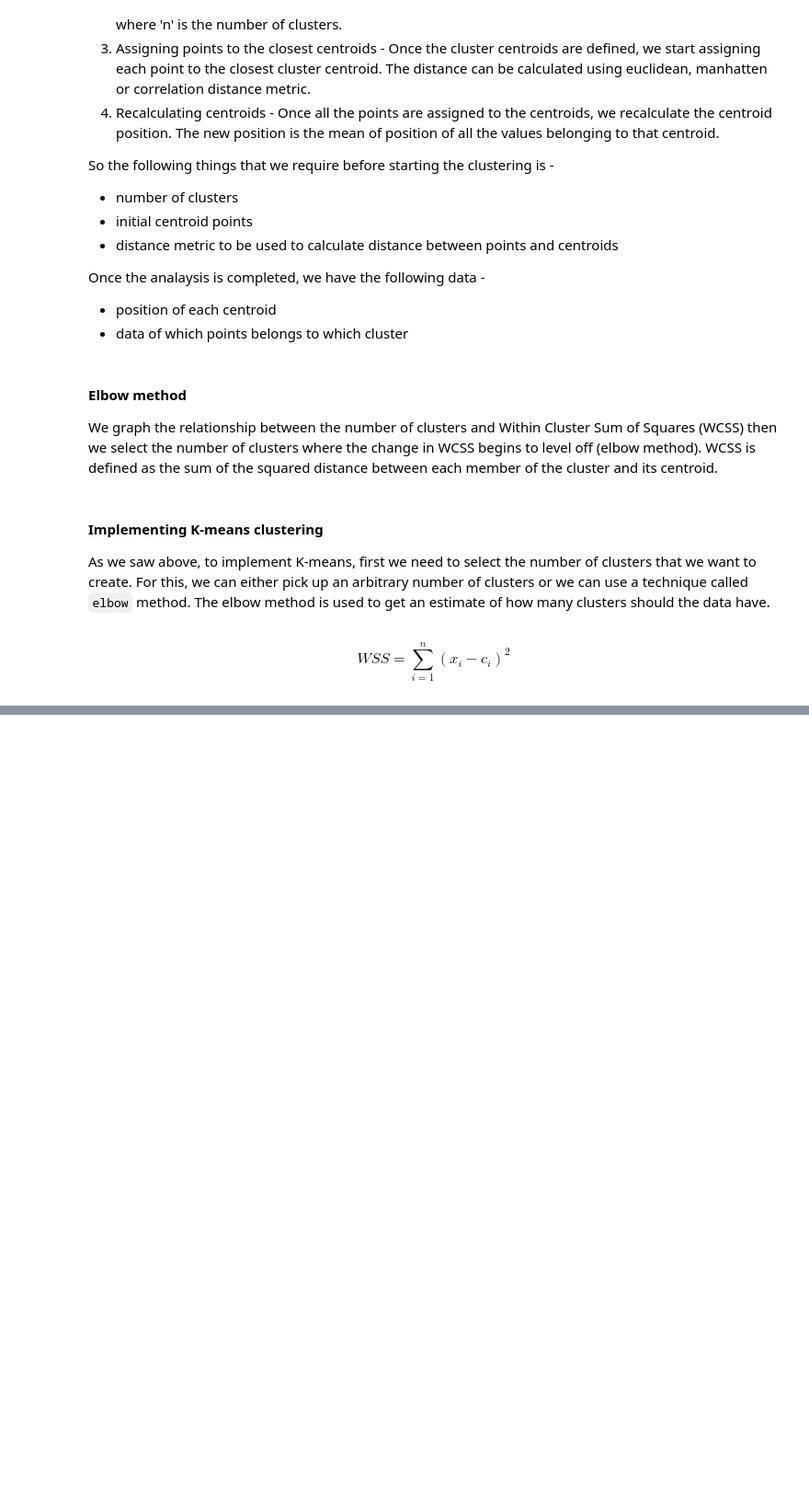
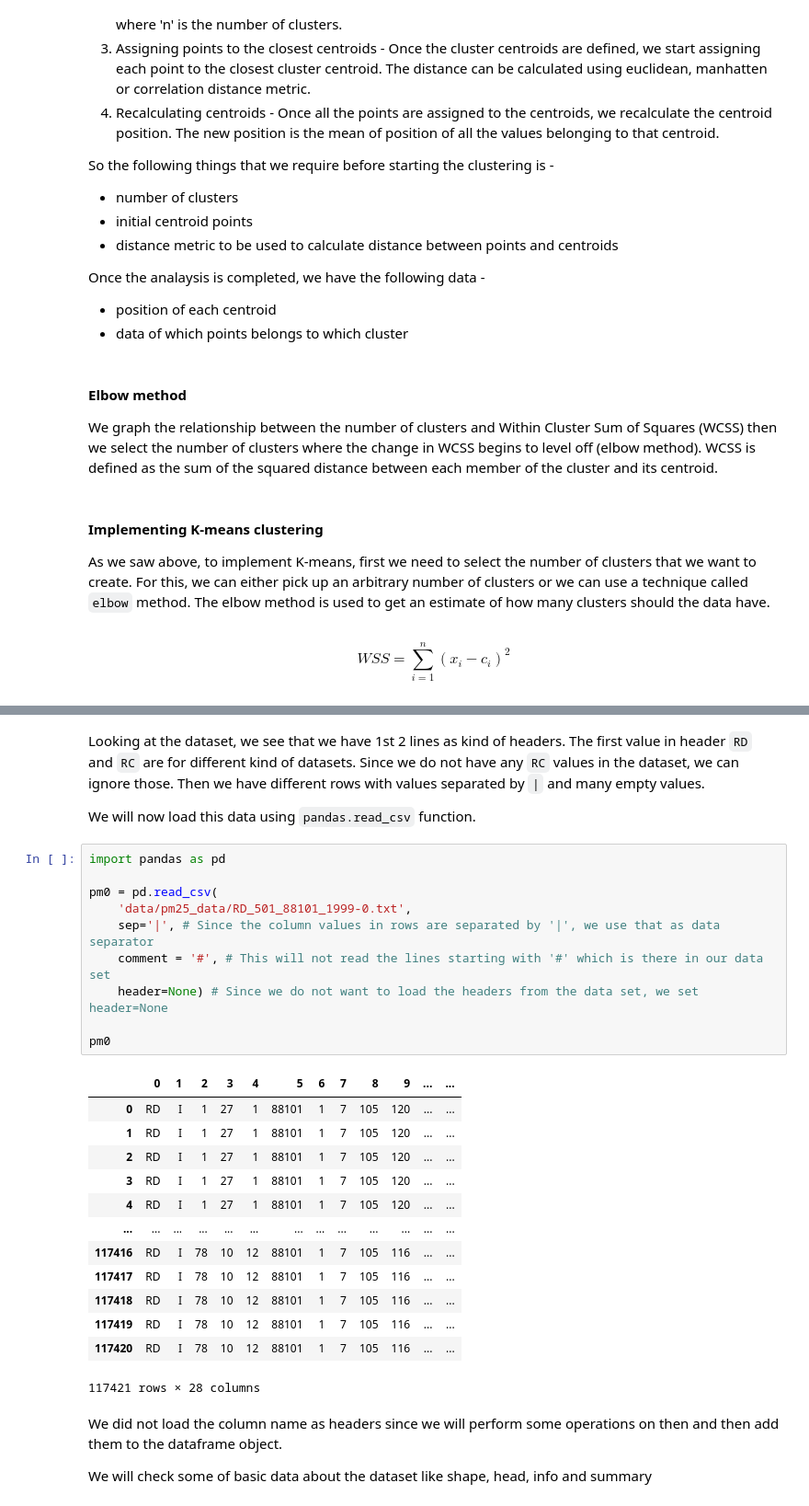
Before and after one commit to aviralwal/learning, a Jupyter notebook: Data Science/Data Science.ipynb, the cells around one changed output, grey strips where cells are left out. Shown: that part at 92% size. Cells and saved outputs as stored; diff of their text form; blank space fills up the shorter version.

```diff
--- a/Data Science/Data Science.ipynb
+++ b/Data Science/Data Science.ipynb
@@ -488,0 +609,32 @@ plt.show()
+# %% [markdown]
+Looking at the dataset, we see that we have 1st 2 lines as kind of headers. The first value in header `RD` and `RC` are for different kind of datasets. Since we do not have any `RC` values in the dataset, we can ignore those. Then we have different rows with values separated by `|` and many empty values.
+
+We will now load this data using `pandas.read_csv` function.
+# %%
+import pandas as pd
+
+pm0 = pd.read_csv(
+    'data/pm25_data/RD_501_88101_1999-0.txt',
+    sep='|', # Since the column values in rows are separated by '|', we use that as data separator
+    comment = '#', # This will not read the lines starting with '#' which is there in our data set
+    header=None) # Since we do not want to load the headers from the data set, we set header=None
+
+pm0
+# %% [output]
+|  | 0 | 1 | 2 | 3 | 4 | 5 | 6 | 7 | 8 | 9 | ... | ... |
+| 0 | RD | I | 1 | 27 | 1 | 88101 | 1 | 7 | 105 | 120 | ... | ... |
+| 1 | RD | I | 1 | 27 | 1 | 88101 | 1 | 7 | 105 | 120 | ... | ... |
+| 2 | RD | I | 1 | 27 | 1 | 88101 | 1 | 7 | 105 | 120 | ... | ... |
+| 3 | RD | I | 1 | 27 | 1 | 88101 | 1 | 7 | 105 | 120 | ... | ... |
+| 4 | RD | I | 1 | 27 | 1 | 88101 | 1 | 7 | 105 | 120 | ... | ... |
+| ... | ... | ... | ... | ... | ... | ... | ... | ... | ... | ... | ... | ... |
+| 117416 | RD | I | 78 | 10 | 12 | 88101 | 1 | 7 | 105 | 116 | ... | ... |
+| 117417 | RD | I | 78 | 10 | 12 | 88101 | 1 | 7 | 105 | 116 | ... | ... |
+| 117418 | RD | I | 78 | 10 | 12 | 88101 | 1 | 7 | 105 | 116 | ... | ... |
+| 117419 | RD | I | 78 | 10 | 12 | 88101 | 1 | 7 | 105 | 116 | ... | ... |
+| 117420 | RD | I | 78 | 10 | 12 | 88101 | 1 | 7 | 105 | 116 | ... | ... |
+117421 rows × 28 columns
+# %% [markdown]
+We did not load the column name as headers since we will perform some operations on then and then add them to the dataframe object.
+
+We will check some of basic data about the dataset like shape, head, info and summary
```
Also changed, not shown: parts of 28 cells of this notebook, 2 other files.
